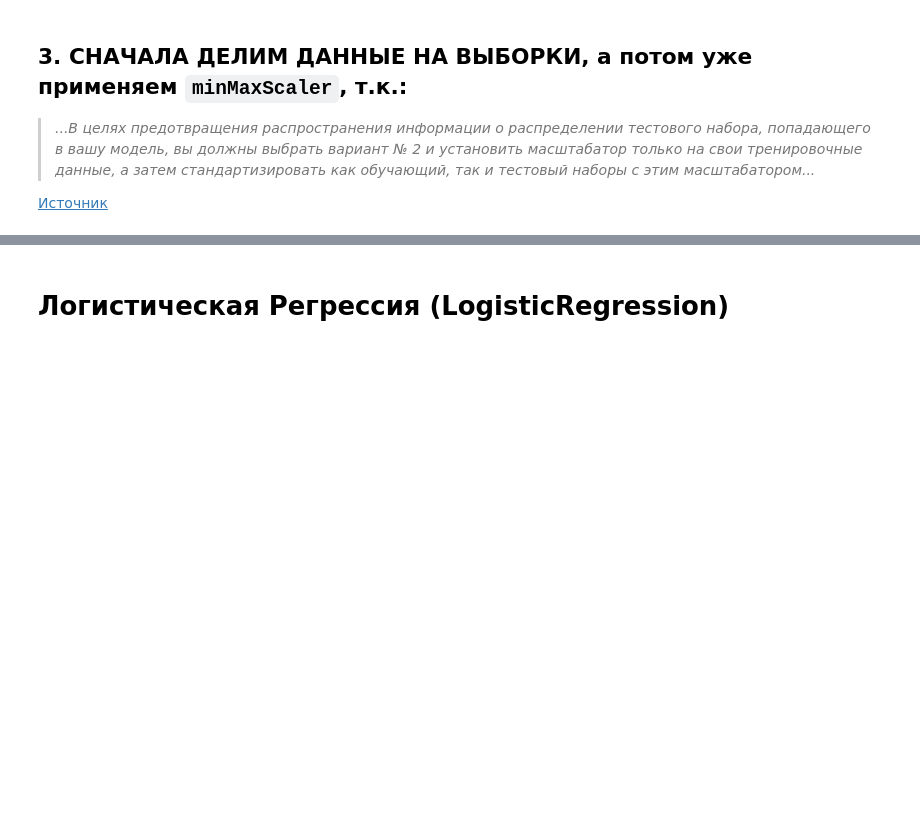
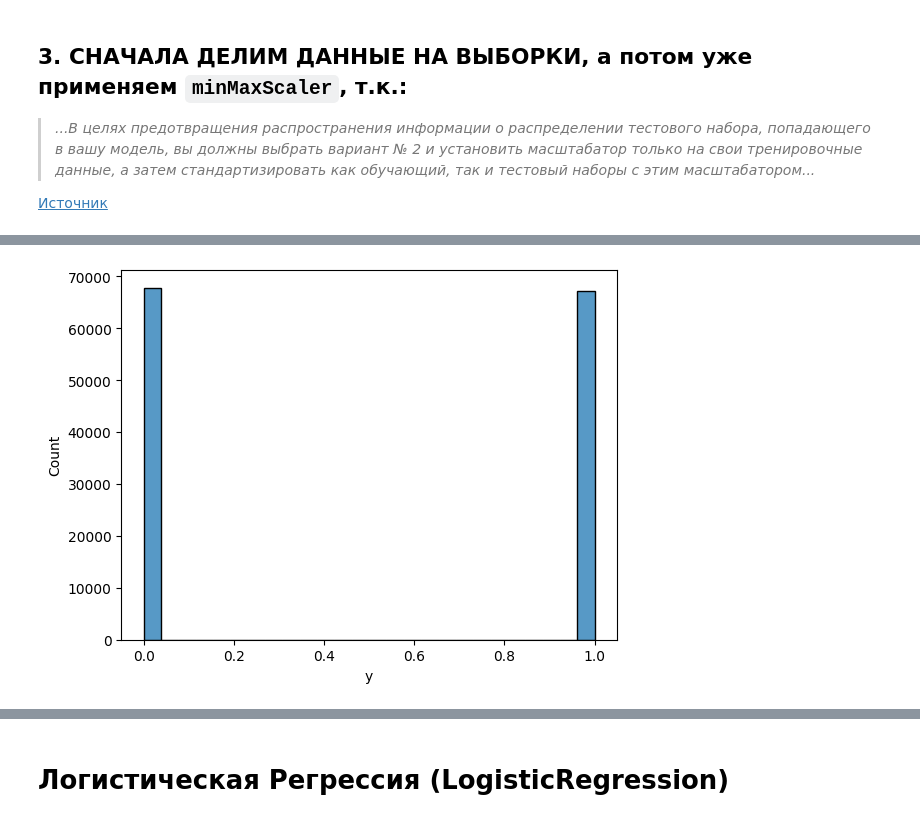
Before and after one commit to plugg1N/aiijc-team-task-2023, a Jupyter notebook: aiijc-solution.ipynb, the cells around one changed output, grey strips where cells are left out. Drawn from its saved outputs; the diff is of its cells as text; code cells hidden in the pictures; blank space fills up the shorter version.

```diff
--- a/aiijc-solution.ipynb
+++ b/aiijc-solution.ipynb
@@ -279,0 +342,4 @@ X_train
+# %%
+sns.histplot(y_train);
+# %% [output]
+[figure, added]
```
Also changed, not shown: parts of 41 cells of this notebook.
